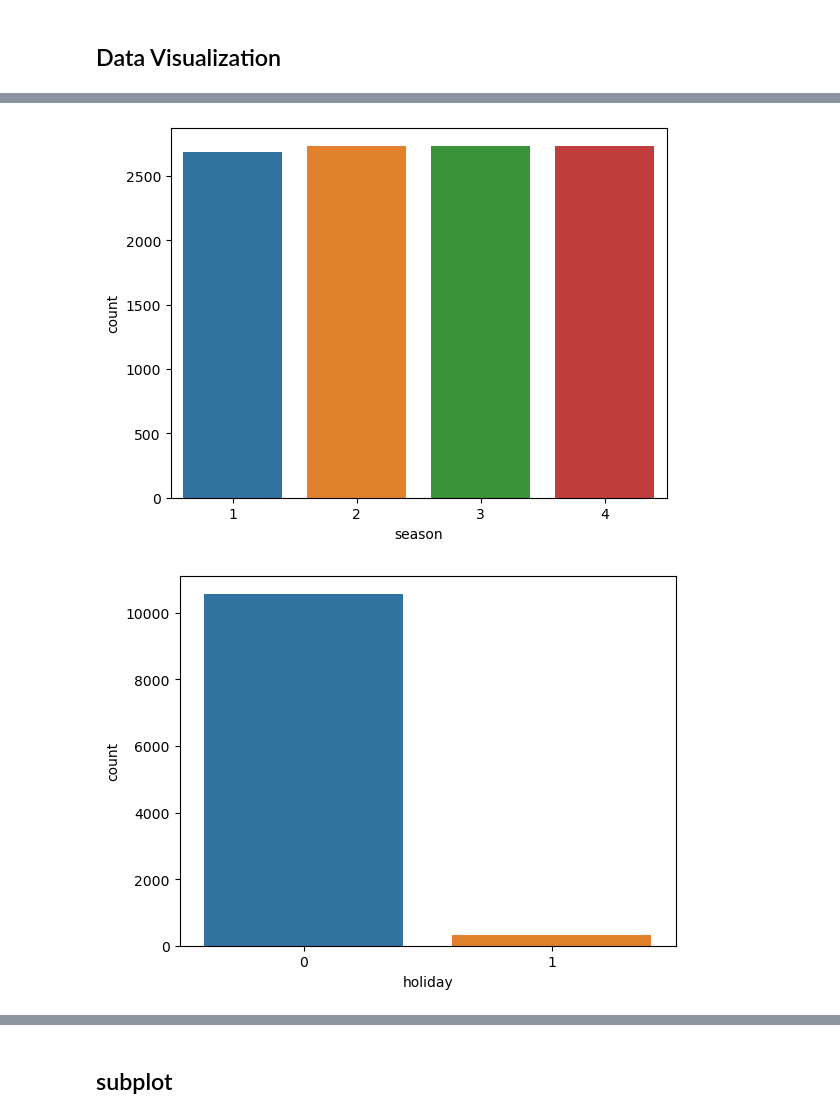
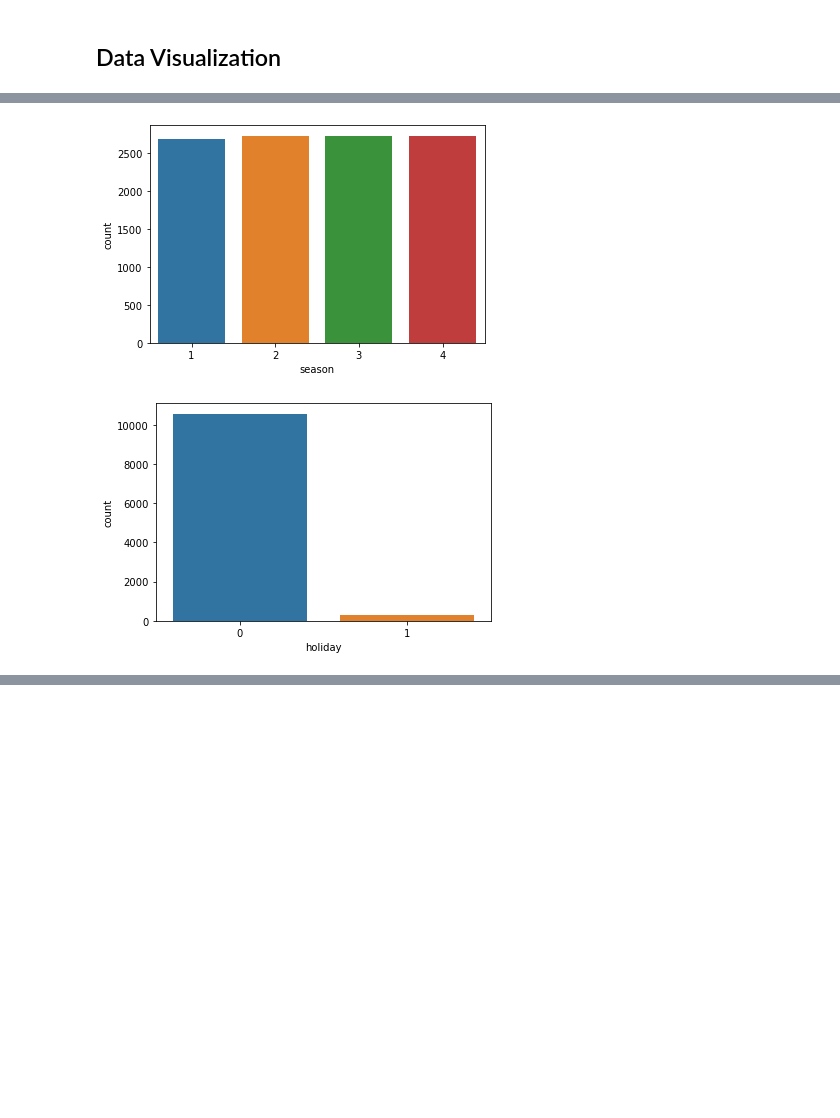
Before and after one commit to Mandarhp77/Cdac_Statistics, a Jupyter notebook: Bike Sharing Demand/Bike_sharing_demand.ipynb, the cells around one changed output, grey strips where cells are left out. Cells and saved outputs as stored; diff of their text form; code cells hidden in the pictures; blank space fills up the shorter version.

```diff
--- a/Bike Sharing Demand/Bike_sharing_demand.ipynb
+++ b/Bike Sharing Demand/Bike_sharing_demand.ipynb
@@ -80,10 +85,10 @@ bike_data.describe()
 | 75% | 4.000000 | 0.000000 | 1.000000 | 2.000000 | 26.24000 | 31.060000 | 77.000000 | 16.997900 | 49.000000 | 222.000000 | ... |
 | max | 4.000000 | 1.000000 | 1.000000 | 4.000000 | 41.00000 | 45.455000 | 100.000000 | 56.996900 | 367.000000 | 886.000000 | ... |
 # %%
-for column in bike_data:
-    if column not in ["count","casual","registered"]:
-        unique_values = bike_data[column].unique()
-        print(column,":-",unique_values)
+for columns in bike_data:
+    if columns not in ["count","casual","registered"]:
+        unique_values = bike_data[columns].unique()
+        print(columns,":-",unique_values)
         print("     ")
         print("--------------------------")
 # %% [output]
@@ -105,11 +110,11 @@ workingday :- [0 1]
 
 --------------------------
 # %%
-for column in bike_data:
-    if column not in ["count","casual","registered","temp","atemp"]:
-        value_counts = bike_data[column].value_counts()
-        print(column,":")
-        print(value_counts)
+for columns in bike_data:
+    if columns not in ["count","casual","registered","temp","atemp"]:
+        unique_values = bike_data[columns].value_counts()
+        print(columns,":")
+        print(unique_values)
         print("     ")
         print("--------------------------")
 # %% [output]
@@ -178,6 +182,5 @@ bike_data.head()
 # %% [markdown]
 ## Data Visualization
 # %%
-category = bike_data.drop(["temp", "atemp", "humidity", "windspeed", "casual", "registered", "count"], axis=1)
-continuous = bike_data.drop(["season", "holiday", "workingday", "weather"], axis=1)
-category.head()
+category = ["season","holiday","workingday","weather"]
+continuous = ["temp","atemp","humidity","windspeed","casual","registered"]
@@ -191,7 +187,7 @@ category.head()
 # %%
 for column in category:
-    sns.countplot(data = category, x=column)
+    sns.countplot(data = bike_data, x=column)
     plt.show()
 # %% [output]
-[figure, old version]
+[figure, new version]
-[figure, old version]
+[figure, new version]
@@ -200,2 +195,0 @@ for column in category:
-# %% [markdown]
-## subplot
```
Also changed, not shown: parts of 45 cells of this notebook.
